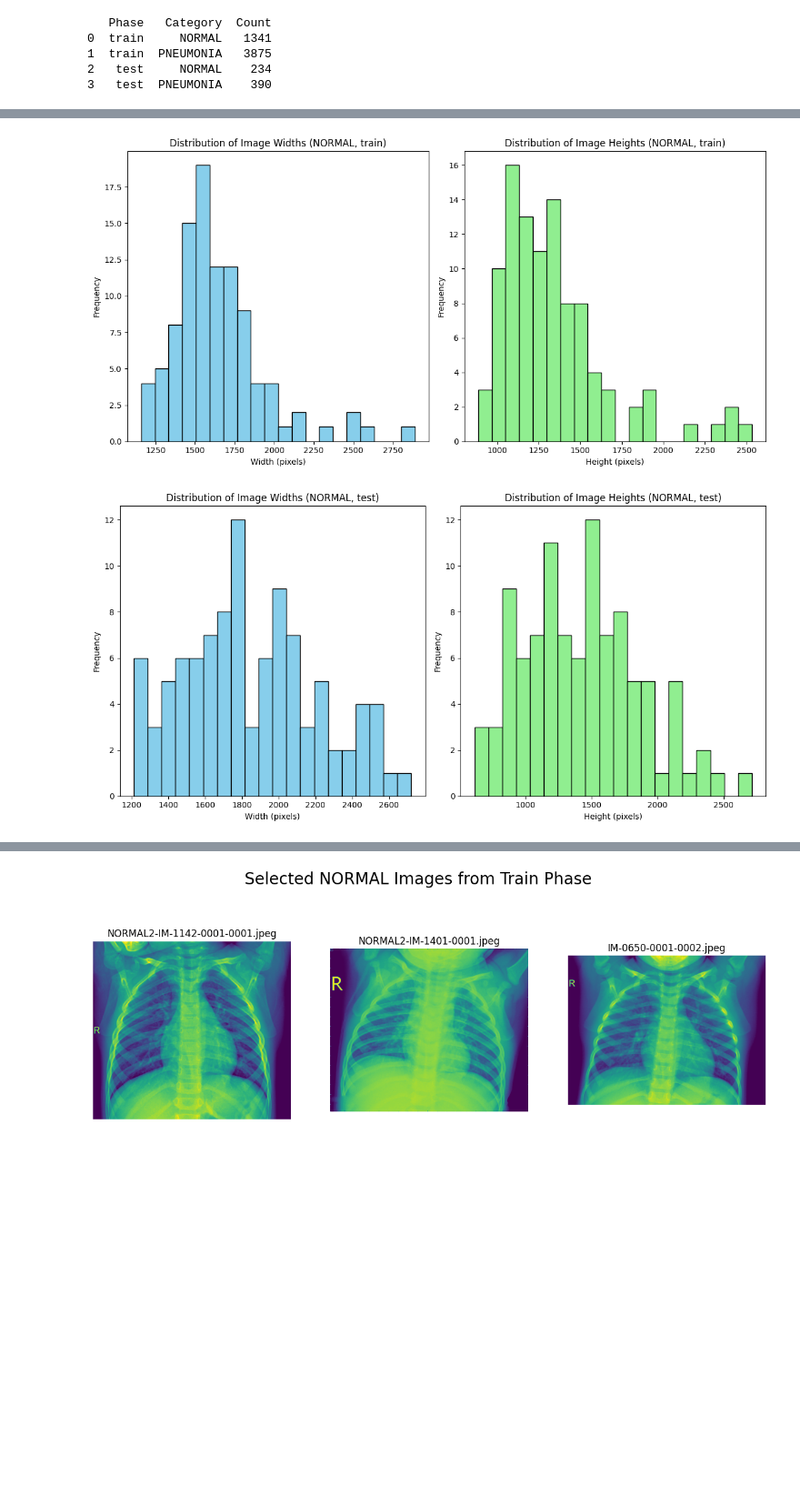
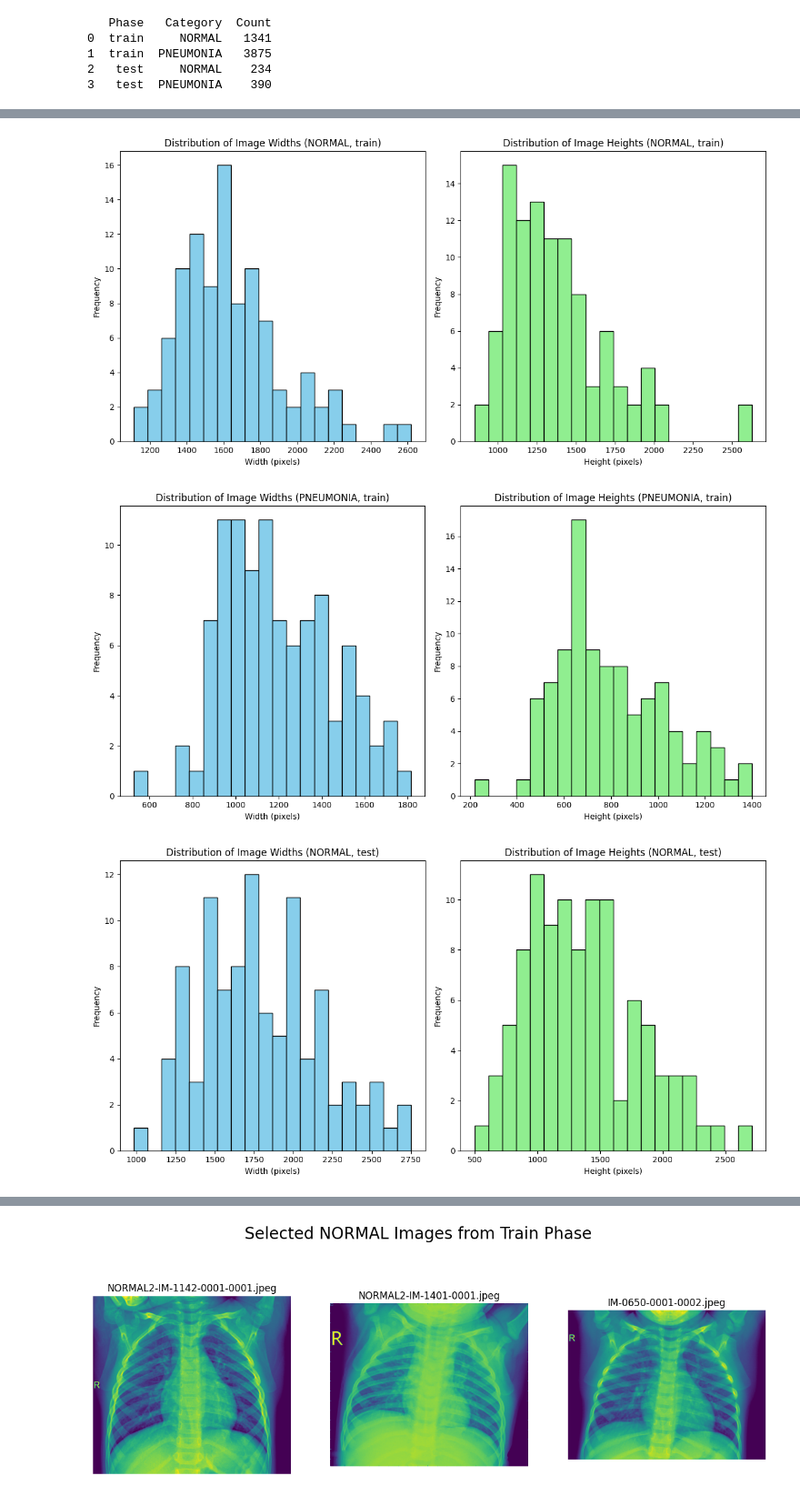
Before and after one commit to DangTranQL/XRay_chest, a Jupyter notebook: src/data_visualization.ipynb, the cells around one changed output, grey strips where cells are left out. Shown at 91% size. Saved outputs shown, nothing was run; the diff lists cells and outputs as text; code cells hidden in the pictures; blank space fills up the shorter version.

Commit message:
update plot and README

```diff
--- a/src/data_visualization.ipynb
+++ b/src/data_visualization.ipynb
@@ -29,11 +31,14 @@ print(df_counts)
 2   test     NORMAL    234
 3   test  PNEUMONIA    390
 # %%
-# Bar chart of image counts
+# Bar chart for number of images in each phase and category
 plt.figure(figsize=(10, 6))
 for phase in df_counts['Phase'].unique():
-    subset = df_counts[df_counts['Phase'] == phase]
-    plt.bar(subset['Category'], subset['Count'], alpha=0.7, label=phase)
+    # Sub dataframe according to the current phase
+    subdf = df_counts[df_counts['Phase'] == phase]
+    print(subdf)
+    # Plot bar chart
+    plt.bar(subdf['Category'], subdf['Count'], alpha=0.7, label=phase)
     plt.title('Number of Images per Category and Phase')
     plt.xlabel('Category')
     plt.ylabel('Number of Images')
@@ -45,33 +56,37 @@ plt.show()
 [figure]
 # %%
+# Histogram of width/height of sample images in each phase and category
 for phase in ['train', 'test']:
-    # Load sample images and get their sizes for NORMAL in train phase
-    normal_images = os.listdir(os.path.join(data_dir, phase, 'NORMAL'))
-    sizes = []
+    # Load sample images and get their sizes for each category
+    for category in ['NORMAL', 'PNEUMONIA']:
+        normal_images = os.listdir(os.path.join(data_dir, phase, category))
+        sizes = []
 
-    for img in random.sample(normal_images, 100):  # Sample 100 images
-        img_path = os.path.join(data_dir, phase, 'NORMAL', img)
-        with Image.open(img_path) as im:
-            sizes.append(im.size)
+        # Sample 100 images
+        for img in random.sample(normal_images, 100):
+            img_path = os.path.join(data_dir, phase, category, img)
+            with Image.open(img_path) as im:
+                sizes.append(im.size)
 
-    widths, heights = zip(*sizes)
+        widths, heights = zip(*sizes)
 
-    # Histogram of image widths and heights
-    plt.figure(figsize=(12, 6))
-    plt.subplot(1, 2, 1)
-    plt.hist(widths, bins=20, color='skyblue', edgecolor='black')
-    plt.title(f'Distribution of Image Widths (NORMAL, {phase})')
-    plt.xlabel('Width (pixels)')
-    plt.ylabel('Frequency')
+        # Histogram of image widths and heights
+        plt.figure(figsize=(12, 6))
+        plt.subplot(1, 2, 1)
+        plt.hist(widths, bins=20, color='skyblue', edgecolor='black')
+        plt.title(f'Distribution of Image Widths ({category}, {phase})')
+        plt.xlabel('Width (pixels)')
+        plt.ylabel('Frequency')
 
-    plt.subplot(1, 2, 2)
-    plt.hist(heights, bins=20, color='lightgreen', edgecolor='black')
-    plt.title(f'Distribution of Image Heights (NORMAL, {phase})')
-    plt.xlabel('Height (pixels)')
-    plt.ylabel('Frequency')
+        plt.subplot(1, 2, 2)
+        plt.hist(heights, bins=20, color='lightgreen', edgecolor='black')
+        plt.title(f'Distribution of Image Heights ({category}, {phase})')
+        plt.xlabel('Height (pixels)')
+        plt.ylabel('Frequency')
 
-    plt.tight_layout()
+        plt.tight_layout()
 plt.show()
 # %% [output]
-[figure, old version]
+[figure, new version]
-[figure, old version]
+[figure, new version]
+[figure, added]
```
Also changed, not shown: parts of 4 cells of this notebook, 4 other files.
